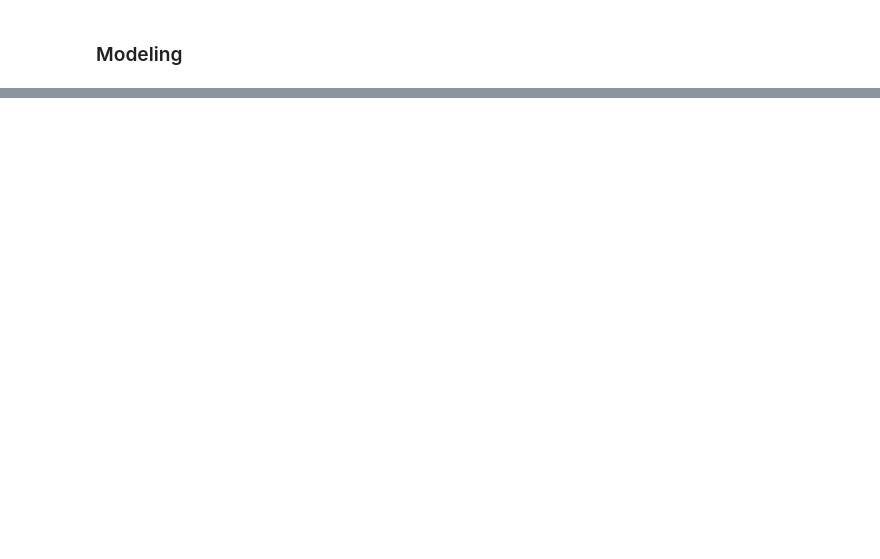
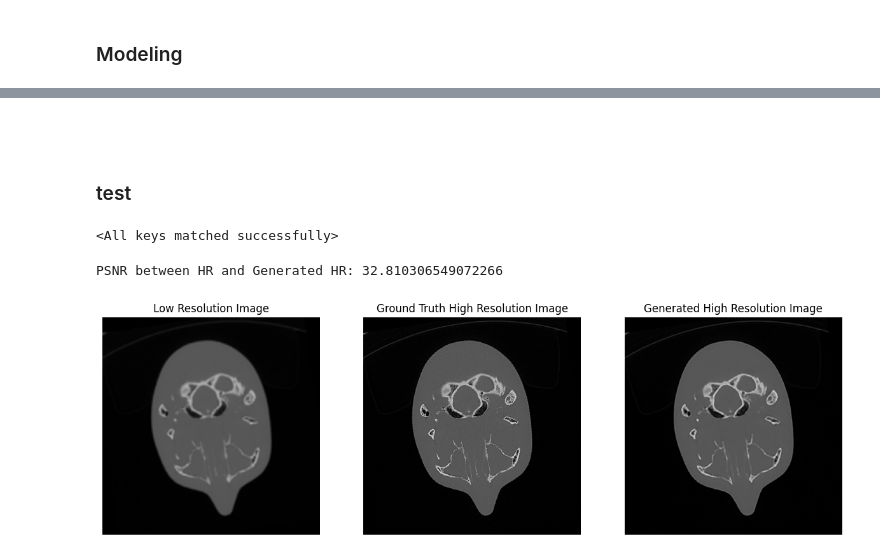
Before and after one commit to yk-Jeong/MedSRGAN, a Jupyter notebook: code.ipynb, the cells around one changed output, grey strips where cells are left out. Drawn from its saved outputs; the diff is of its cells as text; code cells hidden in the pictures; blank space fills up the shorter version.

```diff
--- a/code.ipynb
+++ b/code.ipynb
@@ -298,3 +381,0 @@ def fit(
-# %%
-epochs=10
-fit(gen, disc, dataloader, epochs, optimizer_G, optimizer_D, scaler, loss_function, gan_loss)
@@ -388,0 +382,73 @@ Average PSNR ground truth - input : 36.8205 dB
+# %% [markdown]
+###
+# %% [markdown]
+### test
+# %%
+# 훈련된 모델 로드
+gen_path = '/home/ykjeong/MedSRGAN/gen_100.pth'
+disc_path = '/home/ykjeong/MedSRGAN/disc_100.pth'
+test_folder = '/home/ykjeong/MedSRGAN/dataset/test'
+
+# 모델 가중치 로드
+gen.load_state_dict(torch.load(gen_path))
+disc.load_state_dict(torch.load(disc_path))
+# %% [output]
+<All keys matched successfully>
+# %%
+test_path = [os.path.join(test_folder, f) for f in os.listdir(dataset_path) if f.endswith('.png')]
+
+# 데이터셋 및 DataLoader 생성
+test_dataset = GAN_Data(test_path, transforms)
+test_dl = DataLoader(train_dataset, batch_size=1, shuffle=True)
+# %%
+
+# PSNR 계산 함수
+def calculate_psnr(img1, img2):
+    mse = F.mse_loss(img1, img2)
+    psnr = 20 * torch.log10(1.0 / torch.sqrt(mse))
+    return psnr.item()
+# %%
+# 테스트 루프
+gen.eval()
+with torch.no_grad():
+    for lr_img, hr_img in test_dl:
+        lr_img, hr_img = lr_img.cuda(), hr_img.cuda()
+
+        # 이미지 생성
+        gen_hr_img = gen(lr_img)
+        gen_hr_img = F.interpolate(gen_hr_img, size=hr_img.shape[2:])
+
+
+        # PSNR 계산
+        psnr_hr_gen_hr = calculate_psnr(hr_img, gen_hr_img)
+
+        print(f"PSNR between HR and Generated HR: {psnr_hr_gen_hr}")
+
+        # 이미지를 [0, 1] 범위로 변환
+        to_pil = ToPILImage()
+
+        lr_img = to_pil(lr_img.squeeze(0).cpu())
+        hr_img = to_pil(hr_img.squeeze(0).cpu())
+        gen_hr_img = to_pil(gen_hr_img.squeeze(0).cpu())
+
+        # 이미지 시각화
+        fig, axes = plt.subplots(1, 3, figsize=(15, 5))
+        axes[0].imshow(lr_img)
+        axes[0].set_title('Low Resolution Image')
+        axes[0].axis('off')
+
+        axes[1].imshow(hr_img)
+        axes[1].set_title('Ground Truth High Resolution Image')
+        axes[1].axis('off')
+
+        axes[2].imshow(gen_hr_img)
+        axes[2].set_title('Generated High Resolution Image')
+        axes[2].axis('off')
+
+        plt.show()
+
+        # 하나의 배치만 시각화하고 종료
+        break
+# %% [output]
+PSNR between HR and Generated HR: 32.810306549072266
+[figure, added]
```
Also changed, not shown: parts of 15 cells of this notebook, 2 other files.
